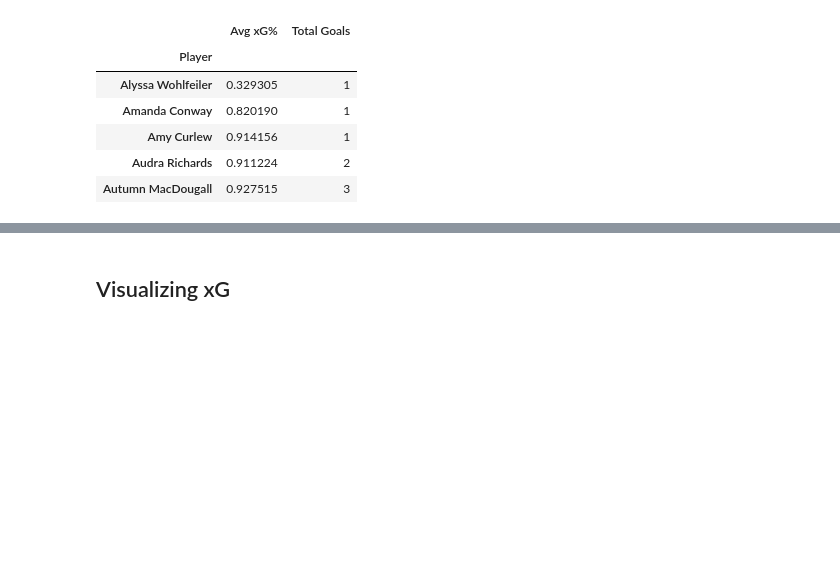
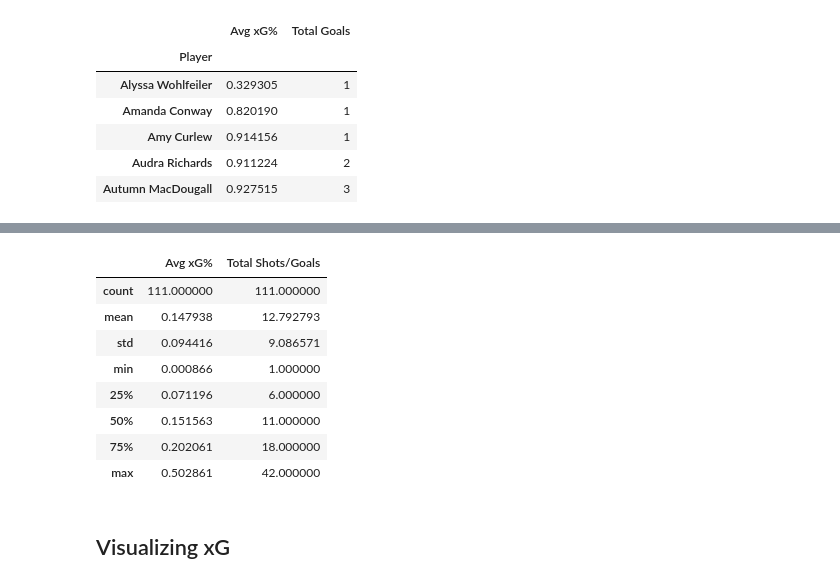
Before and after one commit to Harithap13/Rotman-Summer-NHWL-Datathon, a Jupyter notebook: rsd-nwhl-expected-goals.ipynb, the cells around one changed output, grey strips where cells are left out. Cells and saved outputs as stored; diff of their text form; code cells hidden in the pictures; blank space fills up the shorter version.

```diff
--- a/rsd-nwhl-expected-goals.ipynb
+++ b/rsd-nwhl-expected-goals.ipynb
@@ -590,3 +603,15 @@ xG_player_goal_avg_df
+# %%
+xG_player_avg_df.describe()
+# %% [output]
+|  | Avg xG% | Total Shots/Goals |
+| count | 111.000000 | 111.000000 |
+| mean | 0.147938 | 12.792793 |
+| std | 0.094416 | 9.086571 |
+| min | 0.000866 | 1.000000 |
+| 25% | 0.071196 | 6.000000 |
+| 50% | 0.151563 | 11.000000 |
+| 75% | 0.202061 | 18.000000 |
+| max | 0.502861 | 42.000000 |
 # %%
 xG_player_avg_df.to_csv('Summary_ixG.csv')
 xG_player_goal_avg_df.to_csv('Summary_ixG_Goals.csv')
```
Also changed, not shown: parts of 14 cells of this notebook.
